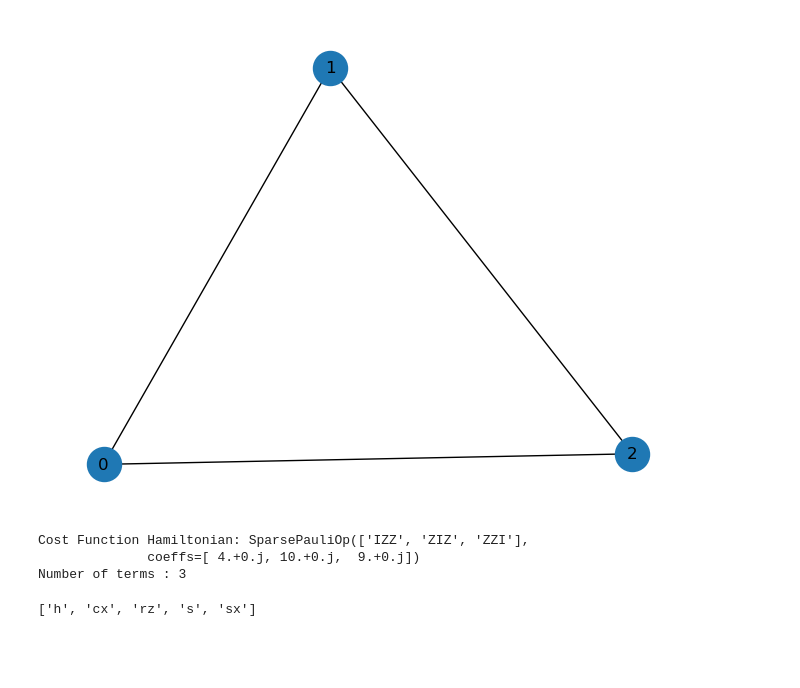
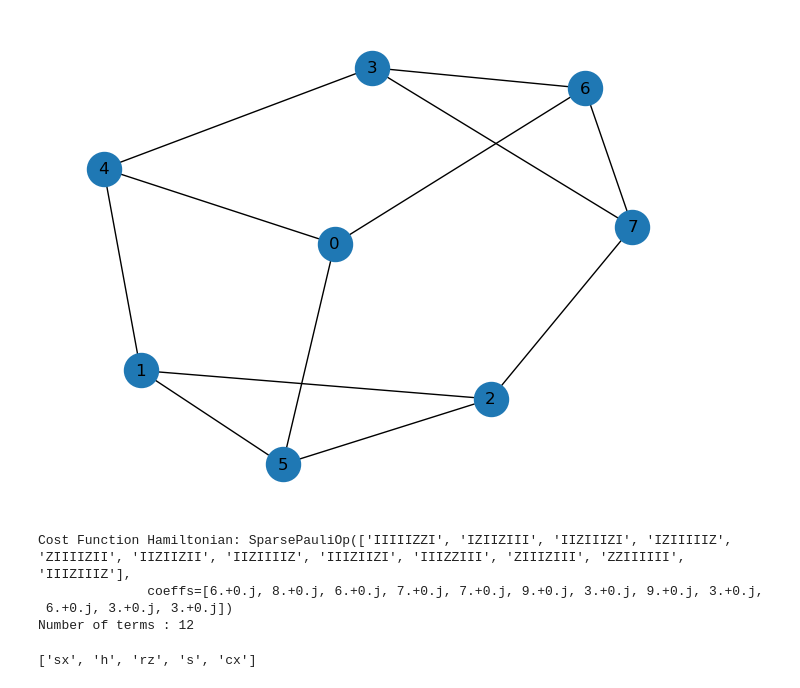
Before and after one commit to d-bharadwaj/SPIQ, a Jupyter notebook: testing_scripts/maxcut_qaoa.ipynb, the cells around one changed output. Cells and saved outputs as stored; diff of their text form; code cells hidden in the pictures; blank space fills up the shorter version.

```diff
--- a/testing_scripts/maxcut_qaoa.ipynb
+++ b/testing_scripts/maxcut_qaoa.ipynb
@@ -21,16 +21,16 @@ from clapton.circuit_manipulation import transform_to_allowed_gates,qiskit_to_st
 import graphs_utils
 from testing_scripts.qaoa_utils import QAOASolver
 # %%
-n = 3
+n = 8
 k=3
 
-G = graphs_utils.generate_random_complete_graph(num_vertices=n, weighted=True,seed=3)
-# G=graphs_utils.generate_random_complete_graph(num_vertices=n, weighted=True, seed=2)
+# G = graphs_utils.generate_random_complete_graph(num_vertices=n, weighted=True,seed=3)
+G=graphs_utils.generate_k_regular_graph(num_vertices=n,k=3,weighted=True, seed=2)
 # G = graphs_utils.generate_random_ego_graph(num_nodes=n,weighted=True,seed=2)
 # G = graphs_utils.generate_random_erdos_renyi_graph(num_nodes=n,probability=0.4,weighted=True,seed=4)
 draw_graph(G, node_size=600, with_labels=True)
 # %% [output]
-[figure, old version]
+[figure, new version]
 # %%
 # Optimal Maxcut Calculation
 # optimal_max_cut_val = graphs_utils.compute_optimal_max_cut(G)
@@ -43,9 +43,10 @@ cost_hamiltonian = SparsePauliOp.from_list(max_cut_paulis)
 print("Cost Function Hamiltonian:", cost_hamiltonian)
 print(f"Number of terms : {len(cost_hamiltonian)}")
 # %% [output]
-Cost Function Hamiltonian: SparsePauliOp(['IZZ', 'ZIZ', 'ZZI'],
-              coeffs=[ 4.+0.j, 10.+0.j,  9.+0.j])
-Number of terms : 3
+Cost Function Hamiltonian: SparsePauliOp(['IIIIIZZI', 'IZIIZIII', 'IIZIIIZI', 'IZIIIIIZ', 'ZIIIIZII', 'IIZIIZII', 'IIZIIIIZ', 'IIIZIIZI', 'IIIZZIII', 'ZIIIZIII', 'ZZIIIIII', 'IIIZIIIZ'],
+              coeffs=[6.+0.j, 8.+0.j, 6.+0.j, 7.+0.j, 7.+0.j, 9.+0.j, 3.+0.j, 9.+0.j, 3.+0.j,
+ 6.+0.j, 3.+0.j, 3.+0.j])
+Number of terms : 12
 # %%
 reps = 2
 circuit = QAOAAnsatz(cost_operator=cost_hamiltonian, reps=reps)
@@ -58,7 +59,7 @@ dag = circuit_to_dag(maxcut_qaoa.pcirc)
 gate_types = list({node.name for node in dag.topological_op_nodes()})
 print(gate_types)
 # %% [output]
-['h', 'cx', 'rz', 's', 'sx']
+['sx', 'h', 'rz', 's', 'cx']
 # %%
 assert len(maxcut_qaoa.stim_circ.gates) == maxcut_qaoa.pcirc.size()
 # %%
```
Also changed, not shown: parts of 13 cells of this notebook, 8 other files.
